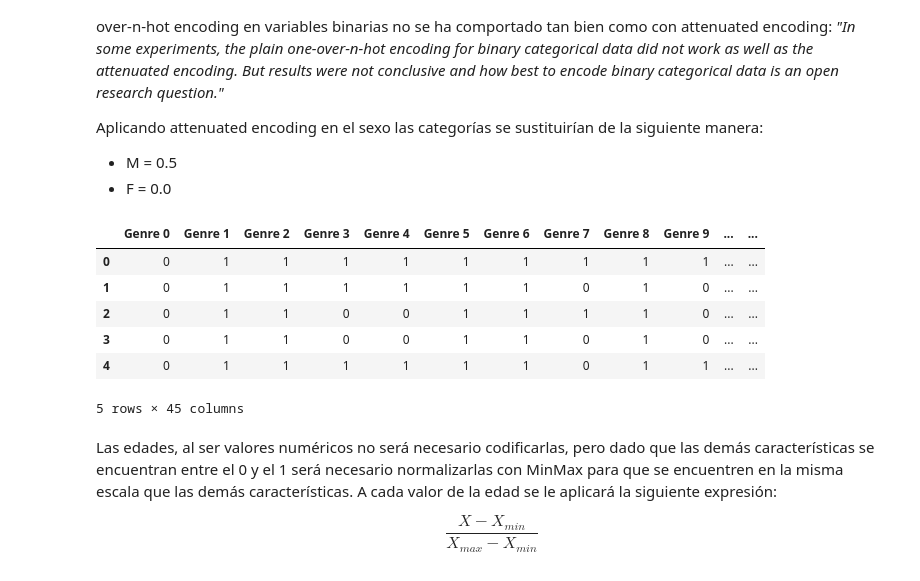
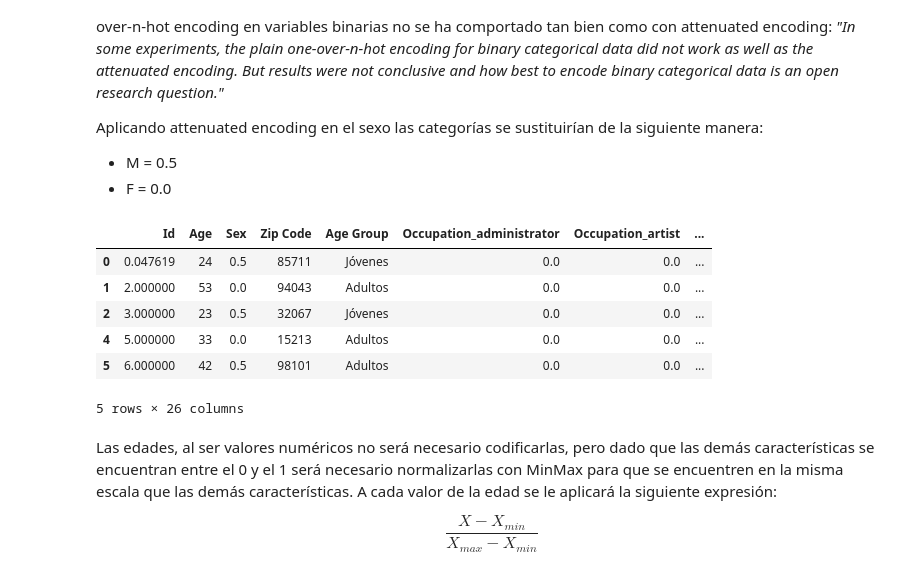
Before and after one commit to MonicaCabanas23/artificial-intelligence-course, a Jupyter notebook: Tareas/second-project/Second_Project.ipynb, the cells around one changed output. Saved outputs shown, nothing was run; the diff lists cells and outputs as text; code cells hidden in the pictures.

```diff
--- a/Tareas/second-project/Second_Project.ipynb
+++ b/Tareas/second-project/Second_Project.ipynb
@@ -207,0 +215,15 @@ users.head()
+# %%
+# Encontrando usuarios que han calificado como mínimo 20 películas
+if users['Id'].dtype != 'int':
+    users['Id'] = users['Id'].astype(int)
+
+if users.shape[0] == 943:
+    print('Total de usuarios: ', users.shape[0])
+
+# Contabilizando y filtrando usuarios en base a la cantidad de películas que han calificado
+user_ratings = pd.merge(ratings, users, left_on='User ID', right_on='Id', how='inner')
+user_ratings = user_ratings.groupby('User ID')['Rating'].agg('count')
+users = users.loc[user_ratings[user_ratings > 20].index - 1, :]
+users.index.name = None
+
+print('Cantidad de usuarios que han calificado al menos 20 películas: ', users.shape[0])
@@ -381,8 +387,8 @@ if 'Occupation' in users:
 num_occupations = users.filter(like='Occupation_').shape[1]
 
 # Sustituyendo los valores 1 por 1/num_occupations y así aplicando One-over-n-hot encoding
-""" for i in users[users == 1].stack().index:
-    users.loc[i] = (float) (1/num_occupations) """
+for i in users[users == 1].stack().index:
+    users.loc[i] = (float) (1/num_occupations)
 
-users.shape
+users
 # %% [output]
@@ -395,21 +413,21 @@ Aplicando attenuated encoding en el sexo las categorías se sustituirían de la
 - F = 0.0
 # %%
 for i in users[users == 'M'].stack().index:
-    users.loc[i] = 1.0
-    """ users.loc[i] = 0.5 """
+    """ users.loc[i] = 1.0 """
+    users.loc[i] = 0.5
 
 for i in users[users == 'F'].stack().index:
     users.loc[i] = 0.0
 
 users.head()
 # %% [output]
-|  | Genre 0 | Genre 1 | Genre 2 | Genre 3 | Genre 4 | Genre 5 | Genre 6 | Genre 7 | Genre 8 | Genre 9 | ... | ... |
-| 0 | 0 | 1 | 1 | 1 | 1 | 1 | 1 | 1 | 1 | 1 | ... | ... |
-| 1 | 0 | 1 | 1 | 1 | 1 | 1 | 1 | 0 | 1 | 0 | ... | ... |
-| 2 | 0 | 1 | 1 | 0 | 0 | 1 | 1 | 1 | 1 | 0 | ... | ... |
-| 3 | 0 | 1 | 1 | 0 | 0 | 1 | 1 | 0 | 1 | 0 | ... | ... |
-| 4 | 0 | 1 | 1 | 1 | 1 | 1 | 1 | 0 | 1 | 1 | ... | ... |
+|  | Id | Age | Sex | Zip Code | Age Group | Occupation_administrator | Occupation_artist | ... |
+| 0 | 0.047619 | 24 | 0.5 | 85711 | Jóvenes | 0.0 | 0.0 | ... |
+| 1 | 2.000000 | 53 | 0.0 | 94043 | Adultos | 0.0 | 0.0 | ... |
+| 2 | 3.000000 | 23 | 0.5 | 32067 | Jóvenes | 0.0 | 0.0 | ... |
+| 4 | 5.000000 | 33 | 0.0 | 15213 | Adultos | 0.0 | 0.0 | ... |
+| 5 | 6.000000 | 42 | 0.5 | 98101 | Adultos | 0.0 | 0.0 | ... |
-5 rows × 45 columns
+5 rows × 26 columns
 # %% [markdown]
 Las edades, al ser valores numéricos no será necesario codificarlas, pero dado que las demás características se encuentran entre el 0 y el 1 será necesario normalizarlas con MinMax para que se encuentren en la misma escala que las demás características. A cada valor de la edad se le aplicará la siguiente expresión:
 
```
Also changed, not shown: parts of 23 cells of this notebook.
